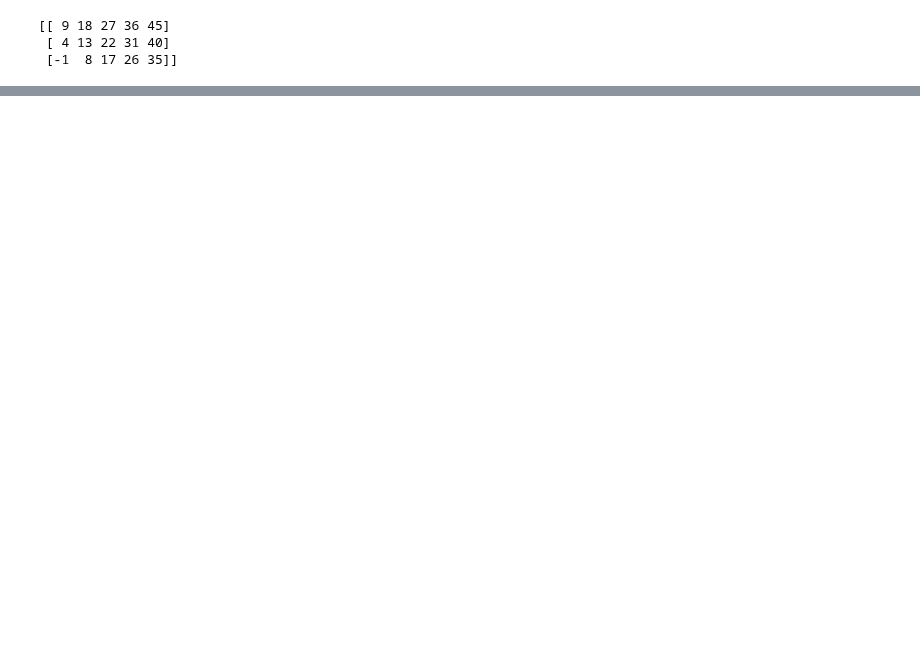
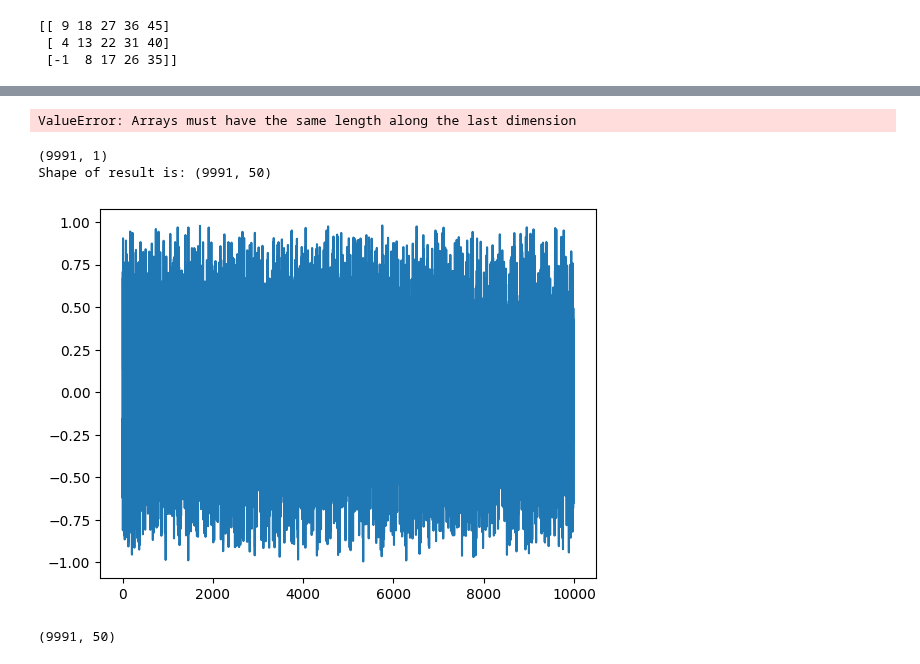
Before and after one commit to okuhlemadondo/Formulaic-Alpha-Search, a Jupyter notebook: transform-implementations.ipynb, the cells around one changed output, grey strips where cells are left out. Cells and saved outputs as stored; diff of their text form; code cells hidden in the pictures; blank space fills up the shorter version.

```diff
--- a/transform-implementations.ipynb
+++ b/transform-implementations.ipynb
@@ -250,17 +372,12 @@ def apply_kernel_filters(time_series, kernel_functions, padding='VALID', strides
         depends on the padding and stride.  We'll typically squeeze this to
         [out_width, num_kernel_functions].
     """
-
     # 1. Prepare the data for tf.nn.convolution
     time_series = np.expand_dims(time_series, axis=(0, -1))  # Shape: (1, time_series_length, 1)
     kernel_functions = np.expand_dims(kernel_functions, axis=1) # Shape: (num_kernel_functions, 1, kernel_length)
     kernel_functions = np.transpose(kernel_functions, (2, 1, 0)) # Shape: (kernel_length, 1, num_kernel_functions)
-
-
     time_series = tf.convert_to_tensor(time_series, dtype=tf.float32)
     kernel_functions = tf.convert_to_tensor(kernel_functions, dtype=tf.float32)
-
-
 
     # 2. Perform the convolution
     convolved = tf.nn.convolution(
@@ -272,13 +389,11 @@ def apply_kernel_filters(time_series, kernel_functions, padding='VALID', strides
 
     return convolved  # Shape: (1, out_width, num_kernel_functions)
 
-
-
 # Example Usage
 if __name__ == '__main__':
     # Example Time Series
-    time_series_length = 100
-    time_series = tsa.
+    time_series_length = 3000
+    time_series = tsa.generate_gaussian_random_walk(time_series_length, 10)
 
     # Example Kernel Functions
     num_kernel_functions = 5
@@ -424,0 +566,56 @@ if __name__ == '__main__':
+# %%
+result = subtract_2d_from_1d(time_series[9:], convolved_output[:, 0:50].numpy())
+plt.plot(result)
+# %% [output]
+ValueError: Arrays must have the same length along the last dimension
+# %%
+import numpy as np
+import matplotlib.pyplot as plt
+
+def subtract_2d_from_1d(arr_1d, arr_2d):
+    """
+    Subtracts a 1D array from a 2D array element-wise, leveraging broadcasting.
+
+    Args:
+        arr_1d: A 1D numpy array of length n.
+        arr_2d: A 2D numpy array of shape (m, n) or (n, m).  The 'n' dimension
+                must match the length of arr_1d.
+
+    Returns:
+        A 2D numpy array where arr_1d has been subtracted element-wise
+        from each matching element in arr_2d.
+    """
+
+    # Check if arr_1d can be broadcast to arr_2d
+    if arr_1d.shape[0] != arr_2d.shape[0] and arr_1d.shape[0] != arr_2d.shape[1]:
+        raise ValueError("Arrays are not compatible for broadcasting.")
+
+    # Handle the case where arr_1d needs to be applied along axis 1
+    if arr_1d.shape[0] == arr_2d.shape[1]:
+      result = arr_2d - arr_1d
+    # Handle the case where arr_1d needs to be applied along axis 0
+    else:
+      result = arr_2d - arr_1d[:, np.newaxis] # add axis=1 for broadcasting
+      print(arr_1d[:, np.newaxis].shape)
+
+    return result
+
+# Example Usage:
+time_series = np.random.rand(10000)
+convolved_output = np.random.rand(9991, 60025)
+
+#Correct, but likely *not* the desired behaviour, it needs to be (50, 50) for elementwise subtraction
+result = subtract_2d_from_1d(time_series[9:], convolved_output[:, 0:50]) # Shape of result is (9991, 50)
+
+print("Shape of result is: " + str(result.shape))
+# Plotting will now work (select a row)
+plt.plot(result[:, 0])
+plt.show()
+# %% [output]
+(9991, 1)
+Shape of result is: (9991, 50)
+[figure, added]
+# %%
+result.shape
+# %% [output]
+(9991, 50)
```
Also changed, not shown: parts of 9 cells of this notebook.
